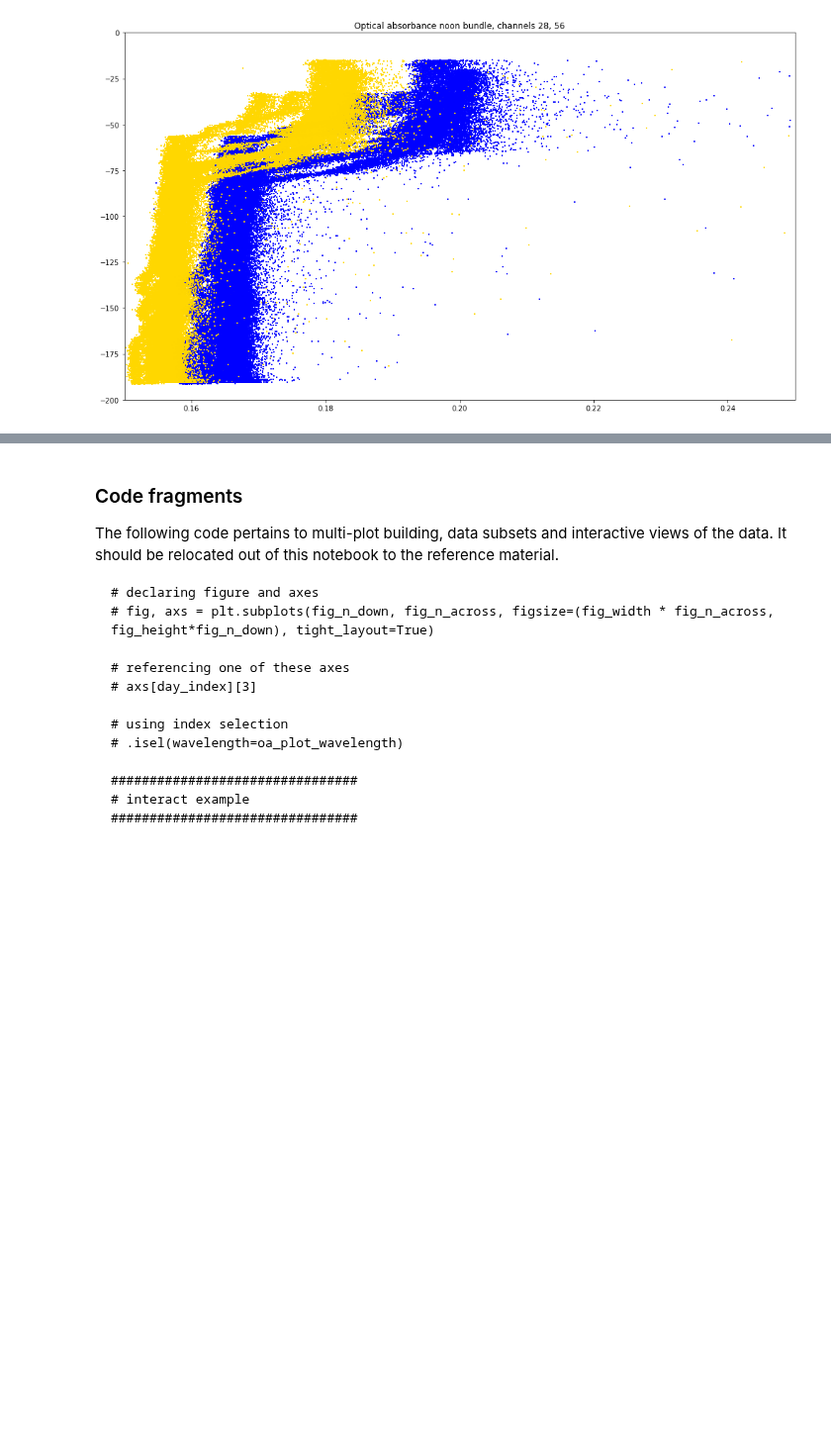
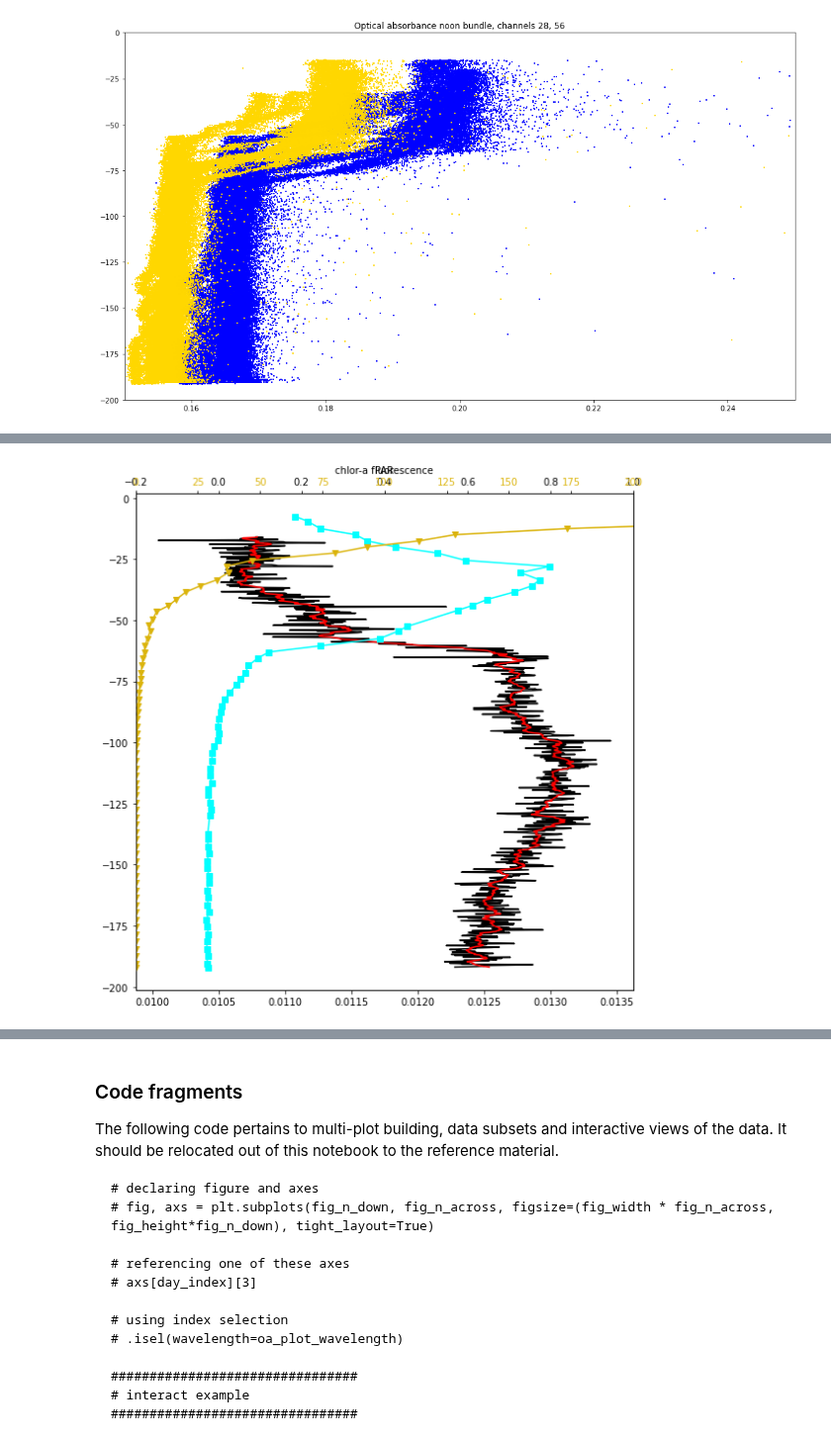
Before and after one commit to robfatland/ocean, a Jupyter notebook: Notebooks/Ocean 01 C Spectrophotometer.ipynb, the cells around one changed output, grey strips where cells are left out. Shown at 99% size. Saved outputs shown, nothing was run; the diff lists cells and outputs as text; code cells hidden in the pictures; blank space fills up the shorter version.

```diff
--- a/Notebooks/Ocean 01 C Spectrophotometer.ipynb
+++ b/Notebooks/Ocean 01 C Spectrophotometer.ipynb
@@ -204,6 +415,0 @@ um.oa[800].plot()
-# %%
-x=s.swap_dims({'time':'depth'})
-x=x.rename({'depth':'z'})
-x=x[['optical_absorption', 'beam_attenuation']]
-x=x.rename({'optical_absorption':'oa','beam_attenuation':'ba'})
-x=x.sortby('z')
@@ -235,0 +559,44 @@ plt.show()
+# %%
+def smooth(y, n):
+    '''
+    Boxcar smoothing; it assumes x-spacing even
+    '''
+    r, idx = [], []
+    for i in range(0, len(y)):
+        ii, jj, s, np = max(i - n, 0), min(i + n, len(y)-1), 0, 0
+        for k in range(ii, jj + 1):
+            if y[k] > 0.: s, np  = s + y[k], np + 1
+        if np:
+            r.append(s/np)
+            idx.append(i)
+    return r, idx
+
+g_s, i_s = smooth(gamma, 5)
+fig,ax=plt.subplots(figsize=(8,8),tight_layout=True)
+atA = ax.twiny()
+# atP = ax.twiny()
+
+ax.plot(gamma, depth, color='k')
+ax.plot(g_s, depth, color='r')
+
+atA.set_xlabel('chlor-a fluorescence', color='k')
+atA.plot(A.chlora, A.z, marker='s', markersize = 6., color='cyan', markerfacecolor='cyan')
+atA.tick_params(axis='x', labelcolor='k')
+atA.set(xlim = (-0.2, 1.0))
+
+if False:
+    atB = ax.twiny()
+    atB.set_xlabel('bb700', color='k')
+    atB.plot(B.backscatter, B.z, marker='s', markersize = 6., color='magenta', markerfacecolor='magenta')
+    atB.tick_params(axis='x', labelcolor='magenta')
+    atB.set(xlim = (0., .002))
+
+atP = ax.twiny()
+atP.set_xlabel('PAR', color='k')
+atP.plot(P.par, P.z, marker='v', markersize = 6., color='xkcd:gold', markerfacecolor='xkcd:gold')
+atP.tick_params(axis='x', labelcolor='xkcd:gold')
+atP.set(xlim = (0., 200.))
+
+plt.show()
+# %% [output]
+[figure, added]
```
Also changed, not shown: parts of 42 cells of this notebook, 2 other files.
